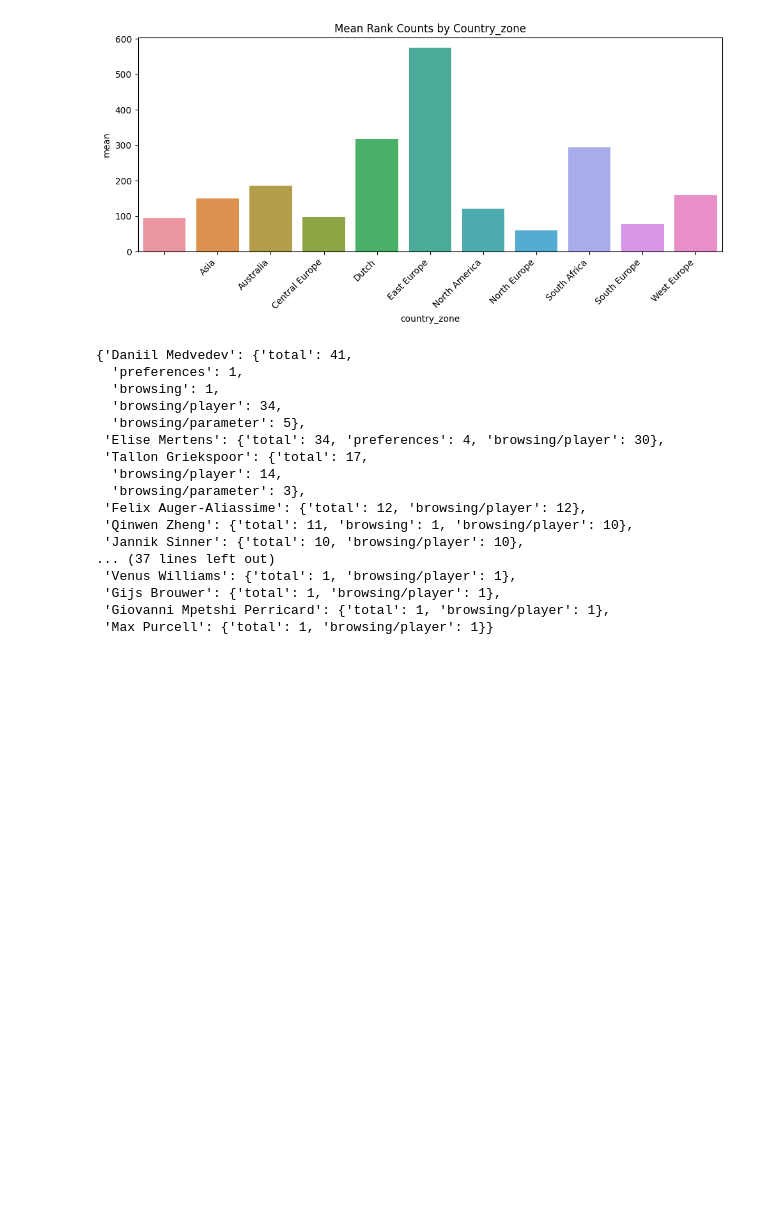
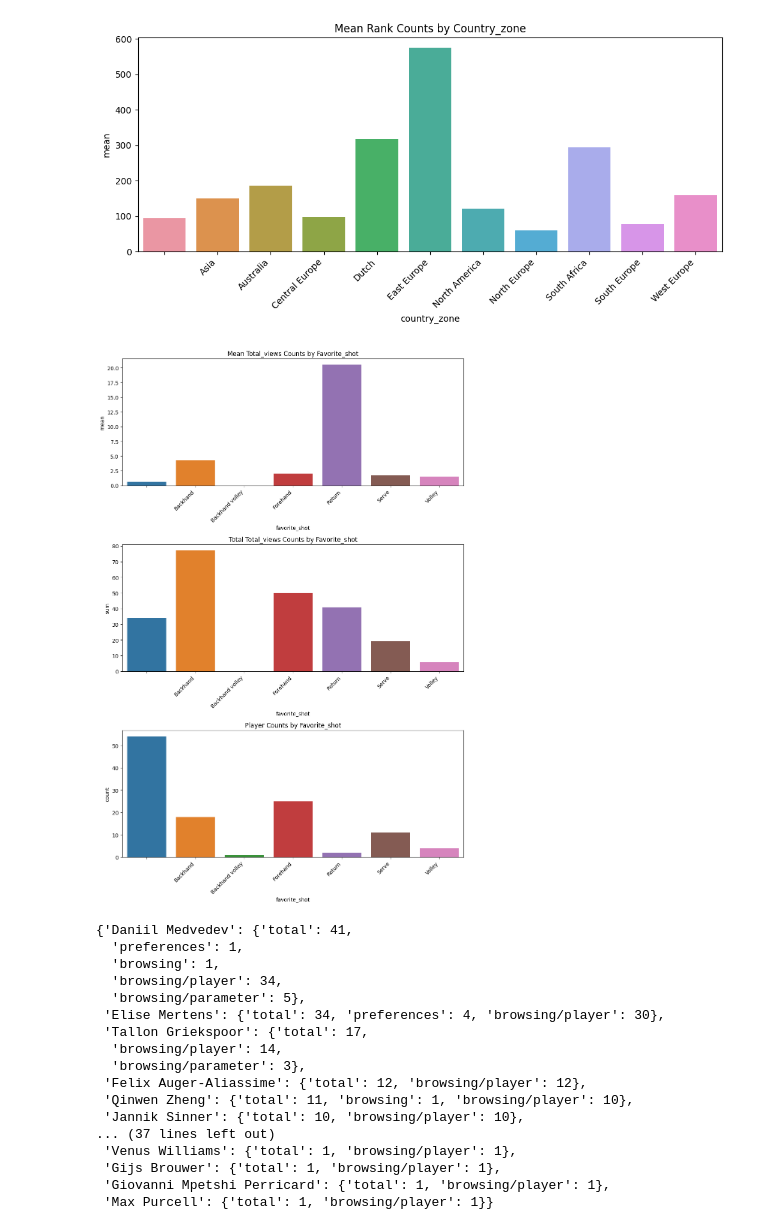
Before and after one commit to AsafKed/tennis-router, a Jupyter notebook: backend/analysis.ipynb, the cells around one changed output. Cells and saved outputs as stored; diff of their text form; code cells hidden in the pictures; blank space fills up the shorter version.

Commit message:
Property analyses

```diff
--- a/backend/analysis.ipynb
+++ b/backend/analysis.ipynb
@@ -722,6 +552,10 @@ visualize_cat_property(cat_df, 'country_zone', 'total_views')
 visualize_cat_property(cat_df, 'country_zone', 'rank', types=['mean'])
 # %% [output]
 [figure]
+# %%
+visualize_cat_property(cat_df, 'favorite_shot', 'total_views')
+# %% [output]
+[figure, added]
 # %%
 view_counts
 # %% [output]
```
Also changed, not shown: parts of 27 cells of this notebook, 22 other files.
